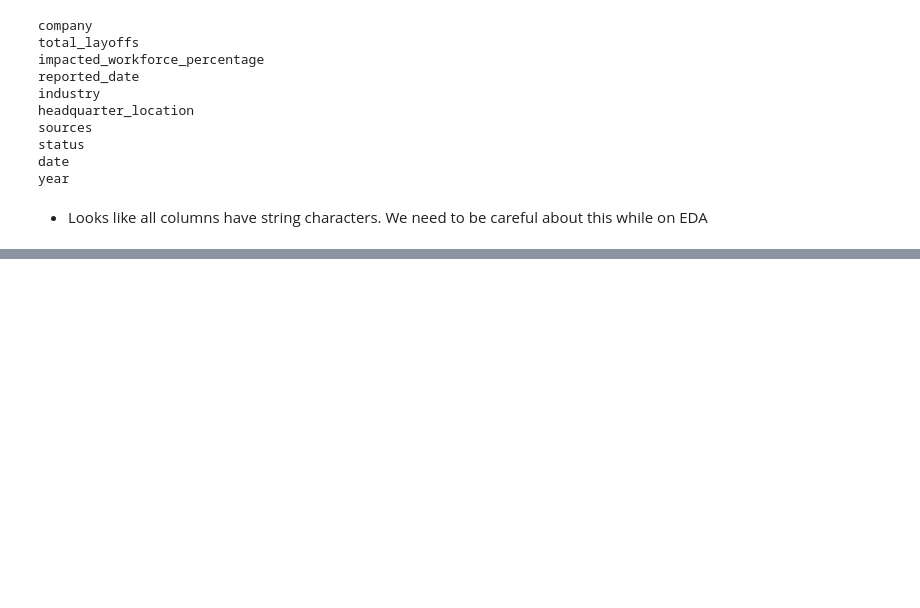
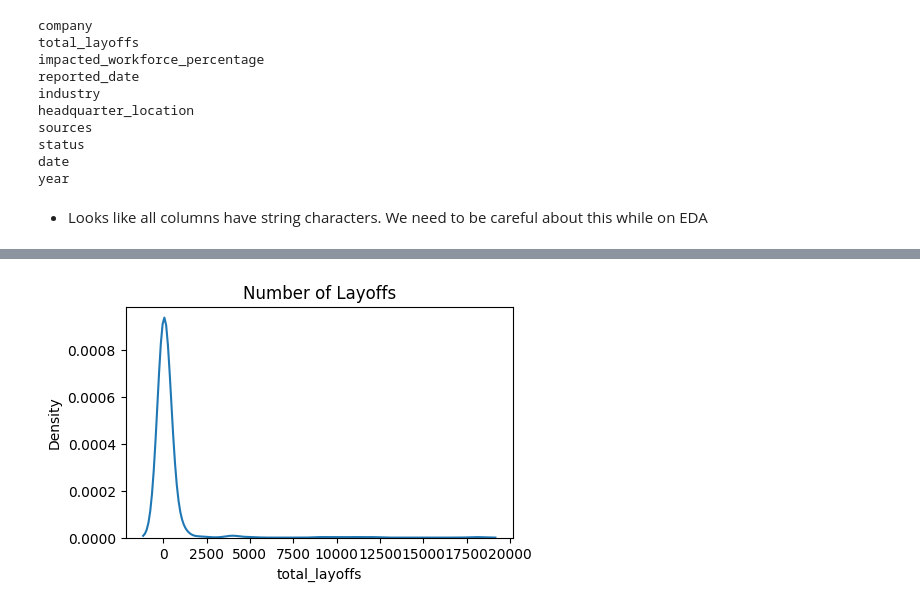
Before and after one commit to ortizfram/Tech-Company-Layoffs--2022-2023-, a Jupyter notebook: Tech-layoffs-2022-2023.ipynb, the cells around one changed output, grey strips where cells are left out. Saved outputs shown, nothing was run; the diff lists cells and outputs as text; code cells hidden in the pictures; blank space fills up the shorter version.

Commit message:
density of layoffs and top10 companies

```diff
--- a/Tech-layoffs-2022-2023.ipynb
+++ b/Tech-layoffs-2022-2023.ipynb
@@ -115,0 +119,9 @@ data.drop('sources',inplace=True, axis=1)
+# %%
+data['total_layoffs'] = data['total_layoffs'].apply(lambda x: 0 if (not isinstance(x, (int,float)) or not str(x).isnumeric()) else int(x))
+
+plt.figure(figsize=(5,3))
+sns.kdeplot(x=data['total_layoffs'])
+plt.title('Number of Layoffs')
+plt.show()
+# %% [output]
+[figure, added]
```
Also changed, not shown: parts of 3 cells of this notebook.
